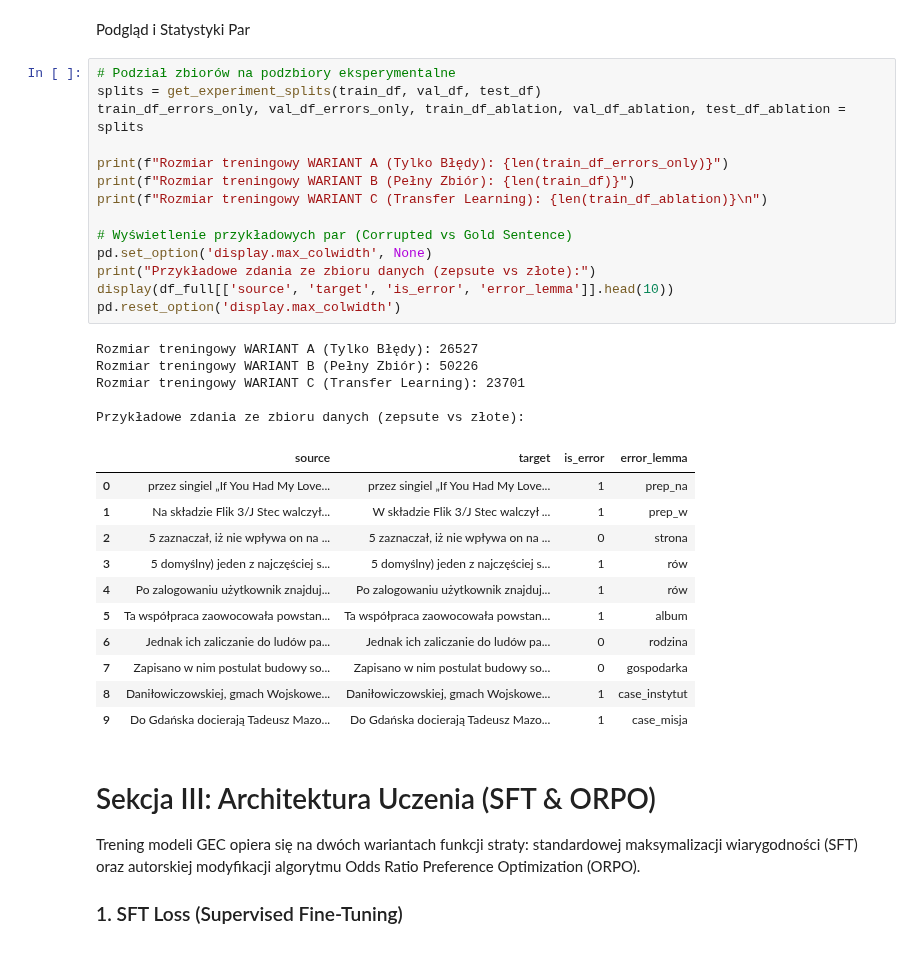
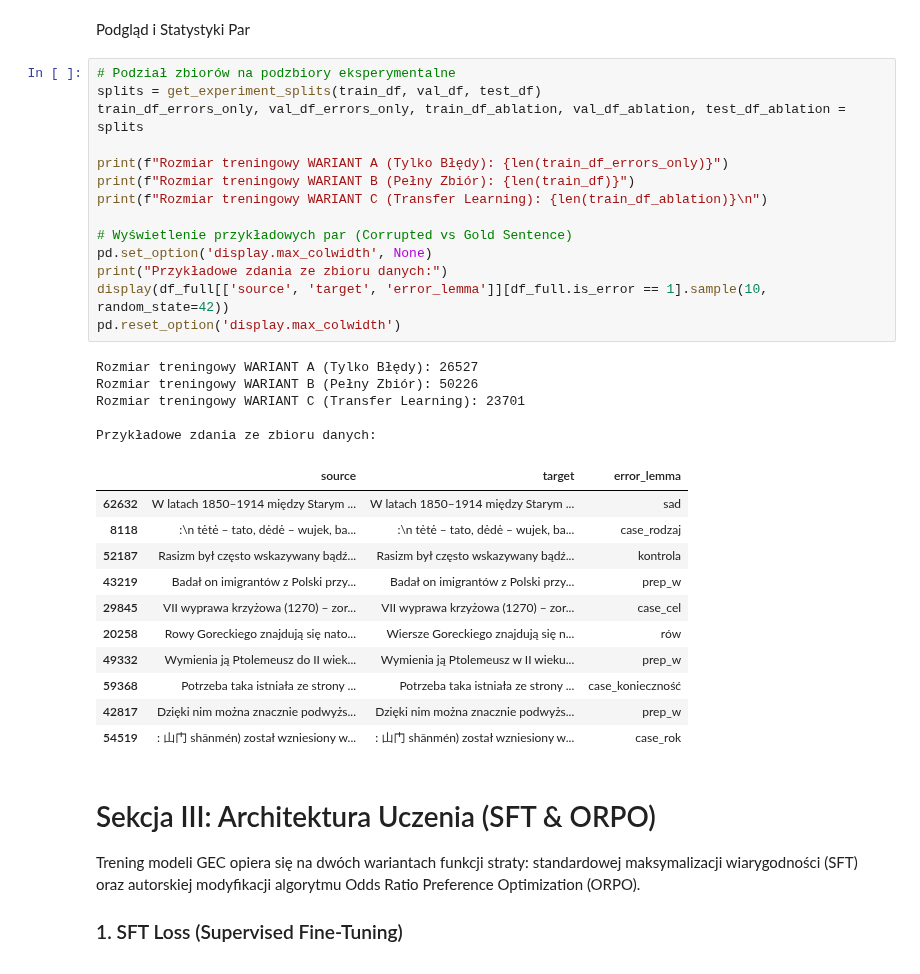
Before and after one commit to vitaliy-khomyn/uj-nlp-correction-project, a Jupyter notebook: main.ipynb, the cells around one changed output. Cells and saved outputs as stored; diff of their text form.

```diff
--- a/main.ipynb
+++ b/main.ipynb
@@ -87,34 +88,34 @@ Podgląd i Statystyki Par
 # %%
 # Podział zbiorów na podzbiory eksperymentalne
 splits = get_experiment_splits(train_df, val_df, test_df)
 train_df_errors_only, val_df_errors_only, train_df_ablation, val_df_ablation, test_df_ablation = splits
 
 print(f"Rozmiar treningowy WARIANT A (Tylko Błędy): {len(train_df_errors_only)}")
 print(f"Rozmiar treningowy WARIANT B (Pełny Zbiór): {len(train_df)}")
 print(f"Rozmiar treningowy WARIANT C (Transfer Learning): {len(train_df_ablation)}\n")
 
 # Wyświetlenie przykładowych par (Corrupted vs Gold Sentence)
 pd.set_option('display.max_colwidth', None)
-print("Przykładowe zdania ze zbioru danych (zepsute vs złote):")
-display(df_full[['source', 'target', 'is_error', 'error_lemma']].head(10))
+print("Przykładowe zdania ze zbioru danych:")
+display(df_full[['source', 'target', 'error_lemma']][df_full.is_error == 1].sample(10, random_state=42))
 pd.reset_option('display.max_colwidth')
 # %% [output]
 Rozmiar treningowy WARIANT A (Tylko Błędy): 26527
 Rozmiar treningowy WARIANT B (Pełny Zbiór): 50226
 Rozmiar treningowy WARIANT C (Transfer Learning): 23701
 
-Przykładowe zdania ze zbioru danych (zepsute vs złote):
+Przykładowe zdania ze zbioru danych:
-|  | source | target | is_error | error_lemma |
-| 0 | przez singiel „If You Had My Love... | przez singiel „If You Had My Love... | 1 | prep_na |
-| 1 | Na składzie Flik 3/J Stec walczył... | W składzie Flik 3/J Stec walczył ... | 1 | prep_w |
-| 2 | 5 zaznaczał, iż nie wpływa on na ... | 5 zaznaczał, iż nie wpływa on na ... | 0 | strona |
-| 3 | 5 domyślny) jeden z najczęściej s... | 5 domyślny) jeden z najczęściej s... | 1 | rów |
-| 4 | Po zalogowaniu użytkownik znajduj... | Po zalogowaniu użytkownik znajduj... | 1 | rów |
-| 5 | Ta współpraca zaowocowała powstan... | Ta współpraca zaowocowała powstan... | 1 | album |
-| 6 | Jednak ich zaliczanie do ludów pa... | Jednak ich zaliczanie do ludów pa... | 0 | rodzina |
-| 7 | Zapisano w nim postulat budowy so... | Zapisano w nim postulat budowy so... | 0 | gospodarka |
-| 8 | Daniłowiczowskiej, gmach Wojskowe... | Daniłowiczowskiej, gmach Wojskowe... | 1 | case_instytut |
-| 9 | Do Gdańska docierają Tadeusz Mazo... | Do Gdańska docierają Tadeusz Mazo... | 1 | case_misja |
+|  | source | target | error_lemma |
+| 62632 | W latach 1850–1914 między Starym ... | W latach 1850–1914 między Starym ... | sad |
+| 8118 | :\n tėtė – tato, dėdė – wujek, ba... | :\n tėtė – tato, dėdė – wujek, ba... | case_rodzaj |
+| 52187 | Rasizm był często wskazywany bądź... | Rasizm był często wskazywany bądź... | kontrola |
+| 43219 | Badał on imigrantów z Polski przy... | Badał on imigrantów z Polski przy... | prep_w |
+| 29845 | VII wyprawa krzyżowa (1270) – zor... | VII wyprawa krzyżowa (1270) – zor... | case_cel |
+| 20258 | Rowy Goreckiego znajdują się nato... | Wiersze Goreckiego znajdują się n... | rów |
+| 49332 | Wymienia ją Ptolemeusz do II wiek... | Wymienia ją Ptolemeusz w II wieku... | prep_w |
+| 59368 | Potrzeba taka istniała ze strony ... | Potrzeba taka istniała ze strony ... | case_konieczność |
+| 42817 | Dzięki nim można znacznie podwyżs... | Dzięki nim można znacznie podwyżs... | prep_w |
+| 54519 | : 山门 shānmén) został wzniesiony w... | : 山门 shānmén) został wzniesiony w... | case_rok |
 # %% [markdown]
 # Sekcja III: Architektura Uczenia (SFT & ORPO)
 
```
Also changed, not shown: parts of 2 cells of this notebook.
